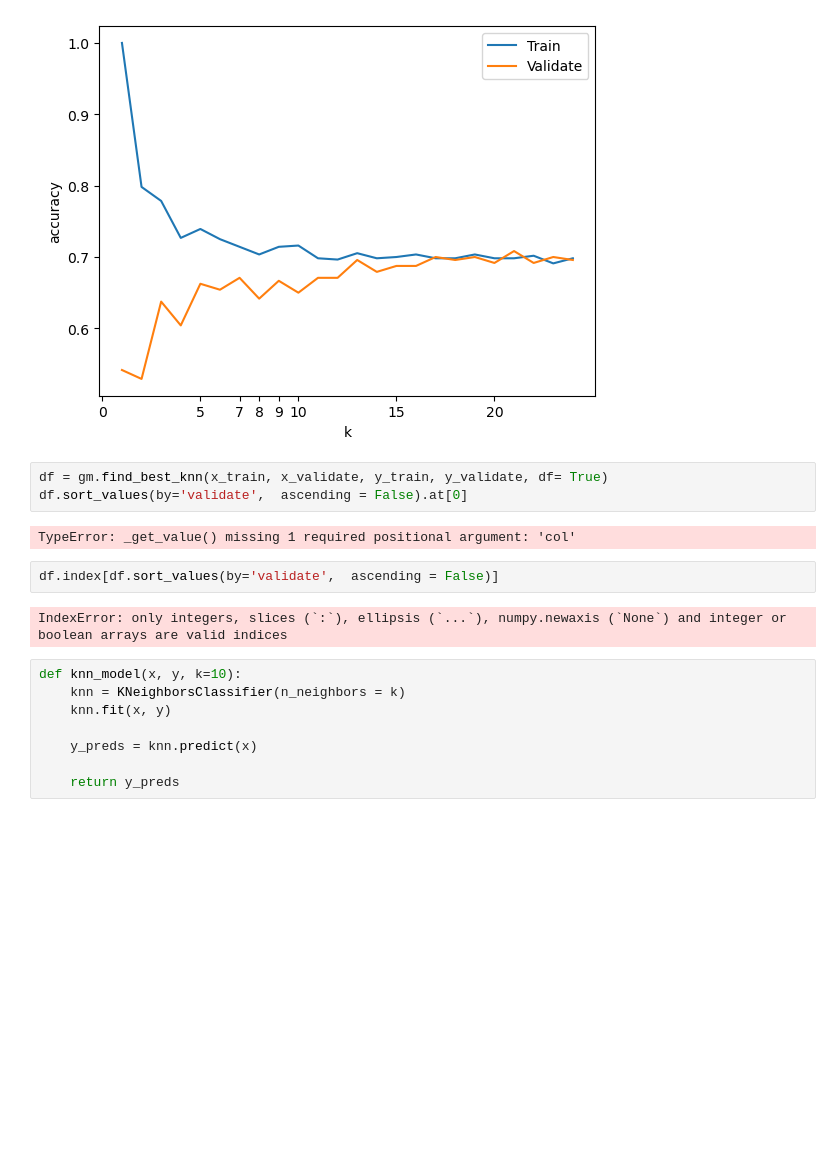
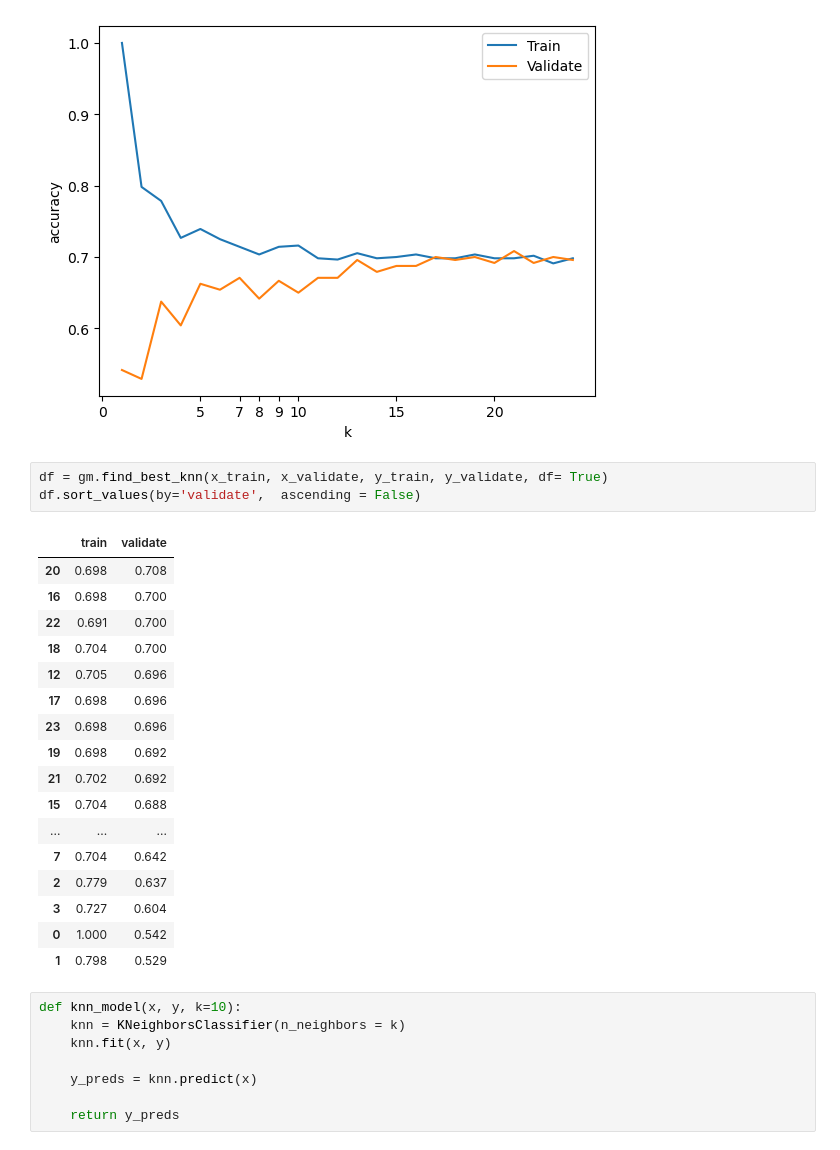
Before and after one commit to jcrosenberger/german_credit_analysis, a Jupyter notebook: work_in_progress.ipynb, the cells around one changed output. Saved outputs shown, nothing was run; the diff lists cells and outputs as text; blank space fills up the shorter version.

```diff
--- a/work_in_progress.ipynb
+++ b/work_in_progress.ipynb
@@ -244,13 +249,25 @@ gm.find_best_knn(x_train, x_validate, y_train, y_validate)
 [figure]
 # %%
 df = gm.find_best_knn(x_train, x_validate, y_train, y_validate, df= True)
-df.sort_values(by='validate',  ascending = False).at[0]
+df.sort_values(by='validate',  ascending = False)
 # %% [output]
-TypeError: _get_value() missing 1 required positional argument: 'col'
+|  | train | validate |
+| 20 | 0.698 | 0.708 |
+| 16 | 0.698 | 0.700 |
+| 22 | 0.691 | 0.700 |
+| 18 | 0.704 | 0.700 |
+| 12 | 0.705 | 0.696 |
+| 17 | 0.698 | 0.696 |
+| 23 | 0.698 | 0.696 |
+| 19 | 0.698 | 0.692 |
+| 21 | 0.702 | 0.692 |
+| 15 | 0.704 | 0.688 |
+| ... | ... | ... |
+| 7 | 0.704 | 0.642 |
+| 2 | 0.779 | 0.637 |
+| 3 | 0.727 | 0.604 |
+| 0 | 1.000 | 0.542 |
+| 1 | 0.798 | 0.529 |
-# %%
-df.index[df.sort_values(by='validate',  ascending = False)]
-# %% [output]
-IndexError: only integers, slices (`:`), ellipsis (`...`), numpy.newaxis (`None`) and integer or boolean arrays are valid indices
 # %%
 def knn_model(x, y, k=10):
     knn = KNeighborsClassifier(n_neighbors = k)
```
Also changed, not shown: parts of 9 cells of this notebook.
